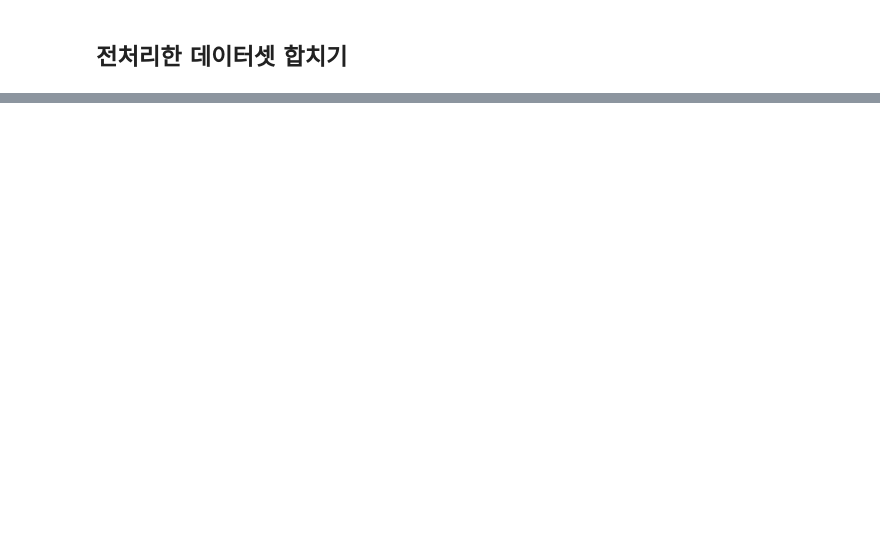
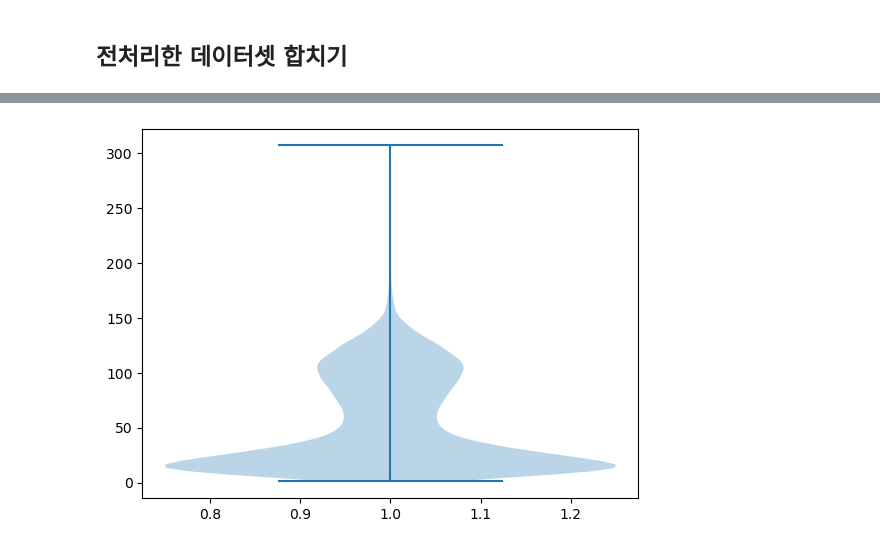
Before and after one commit to Dev-LeeJ05/Sentiment-Analysis, a Jupyter notebook: DataPreProcessor.ipynb, the cells around one changed output, grey strips where cells are left out. Cells and saved outputs as stored; diff of their text form; code cells hidden in the pictures; blank space fills up the shorter version.

```diff
--- a/DataPreProcessor.ipynb
+++ b/DataPreProcessor.ipynb
@@ -73,7 +219,10 @@ array(['불안', '분노', '슬픔', '중립', '행복', '혐오'], dtype=object
+# %%
+dialogue_df["감정"]=np.where(dialogue_df["감정"].str.match("놀람"),"당황",dialogue_df["감정"])
+dialogue_df["감정"]=np.where(dialogue_df["감정"].str.match("공포"),"불안",dialogue_df["감정"])
 # %% [markdown]
 ## 전처리한 데이터셋 합치기
 # %%
-final_df = pd.concat([single_df])
+final_df = pd.concat([single_df,corpus_df,dialogue_df])
 final_df['감정'].value_counts()
 # %% [output]
 감정
@@ -86 +236,4 @@ final_df['감정'].value_counts()
 Name: count, dtype: int64
+# %%
+final_df.reset_index(drop=True,inplace=True)
+display(final_df)
@@ -86,0 +254,13 @@ Name: count, dtype: int64
+# %%
+str_lens = []
+for i in tqdm(range(len(final_df))):
+    text = final_df.iloc[i,0]
+    str_len = len(text)
+    str_lens.append(str_len)
+final_df["str_len"] = str_lens
+# %%
+from matplotlib import pyplot as plt
+plt.violinplot(final_df["str_len"])
+plt.show()
+# %% [output]
+[figure, added]
```
Also changed, not shown: parts of 22 cells of this notebook, 4 other files.
